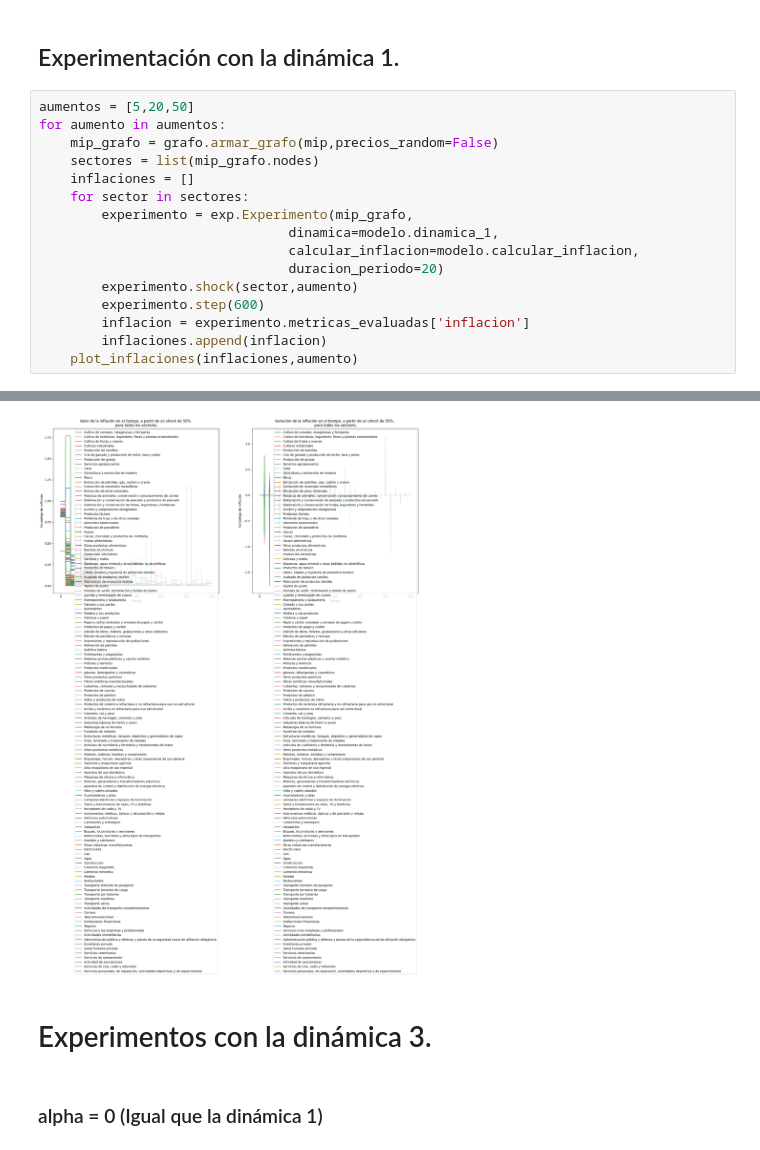
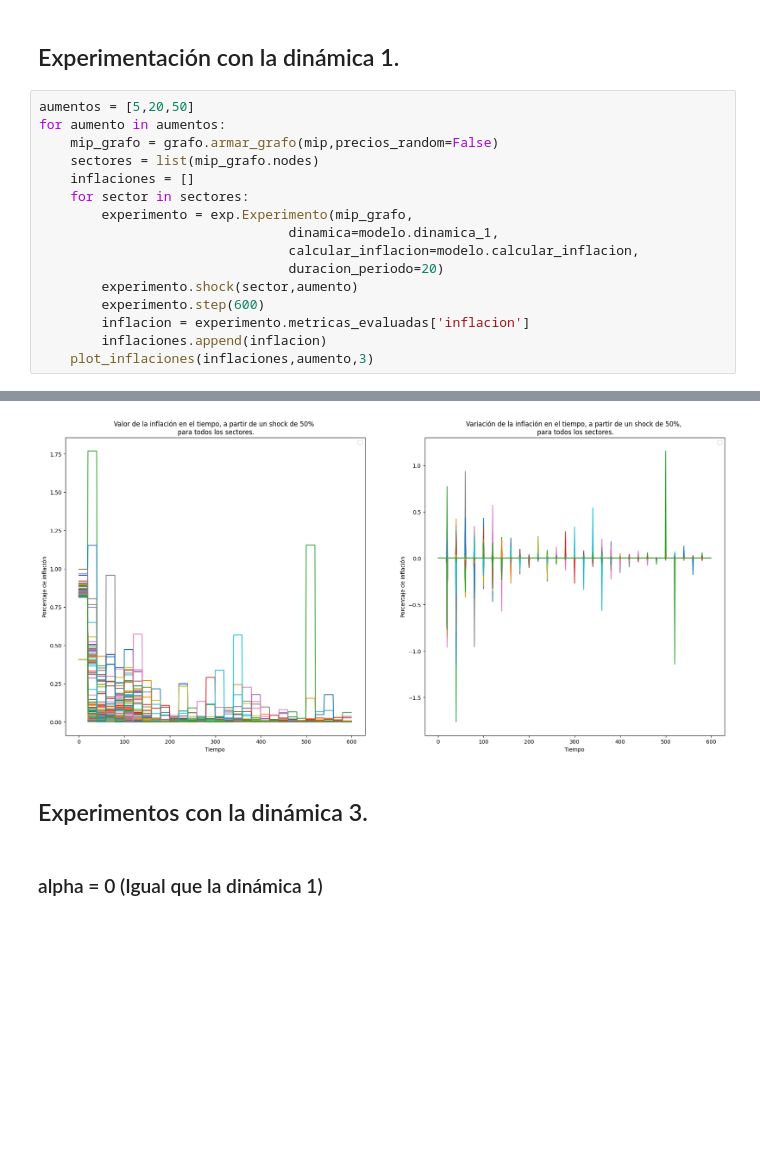
Before and after one commit to akielbowicz/tp-msscae-2024, a Jupyter notebook: notebooks/exposicion.ipynb, the cells around one changed output, grey strips where cells are left out. Saved outputs shown, nothing was run; the diff lists cells and outputs as text; blank space fills up the shorter version.

```diff
--- a/notebooks/exposicion.ipynb
+++ b/notebooks/exposicion.ipynb
@@ -132,25 +113,25 @@ Esqueleto de experimento:
 # %%
 aumentos = [5,20,50]
 for aumento in aumentos:
     mip_grafo = grafo.armar_grafo(mip,precios_random=False)
     sectores = list(mip_grafo.nodes)
     inflaciones = []
     for sector in sectores:
         experimento = exp.Experimento(mip_grafo,
                                 dinamica=modelo.dinamica_1,
                                 calcular_inflacion=modelo.calcular_inflacion,
                                 duracion_periodo=20)
         experimento.shock(sector,aumento)
         experimento.step(600)
         inflacion = experimento.metricas_evaluadas['inflacion']
         inflaciones.append(inflacion)
-    plot_inflaciones(inflaciones,aumento)
+    plot_inflaciones(inflaciones,aumento,3)
 # %% [output]
 [figure]
 [figure]
-[figure, old version]
+[figure, new version]
 # %% [markdown]
-# Experimentos con la dinámica 3.
+## Experimentos con la dinámica 3.
 # %% [markdown]
 ### alpha = 0 (Igual que la dinámica 1)
 # %%
```
Also changed, not shown: parts of 29 cells of this notebook.
